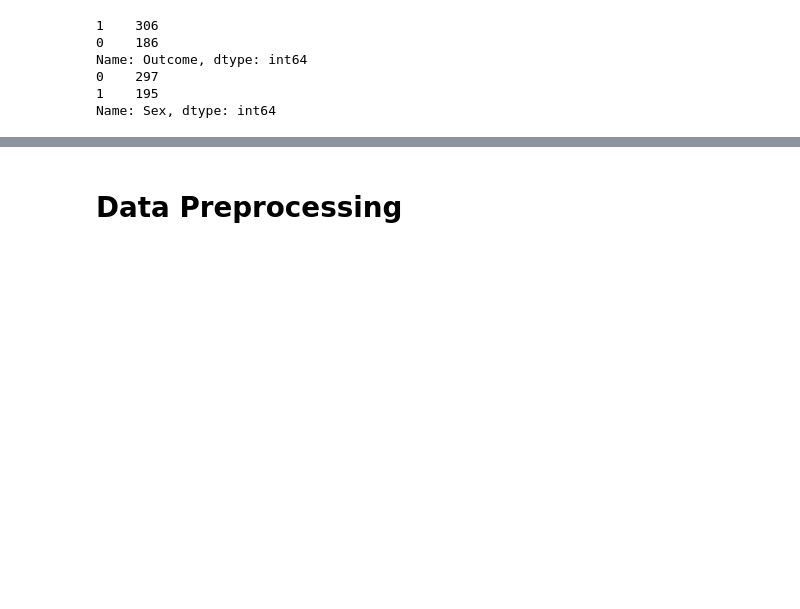
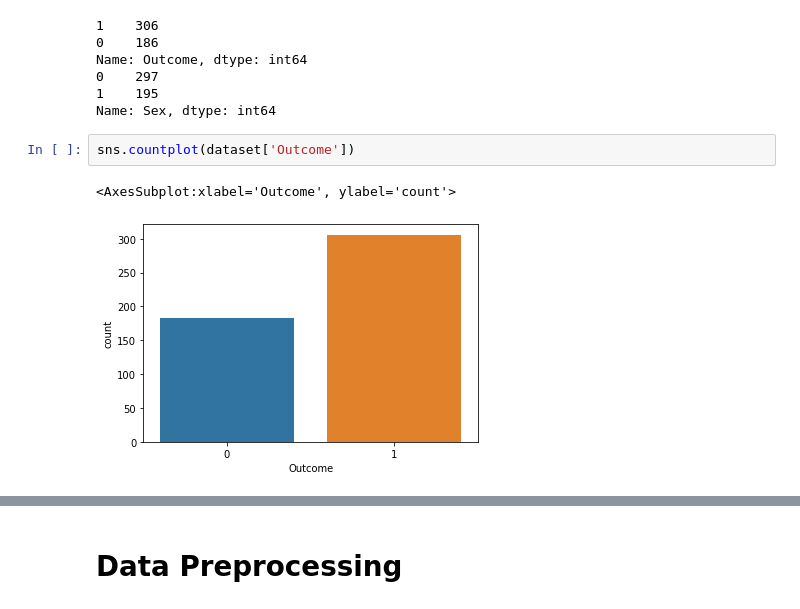
Before and after one commit to ashu741/MiniProject_5th_Sem_2015202, a Jupyter notebook: AshutoshKumarGupta_5thSem_Miniproject_2015202.ipynb, the cells around one changed output, grey strips where cells are left out. Drawn from its saved outputs; the diff is of its cells as text; blank space fills up the shorter version.

```diff
--- a/AshutoshKumarGupta_5thSem_Miniproject_2015202.ipynb
+++ b/AshutoshKumarGupta_5thSem_Miniproject_2015202.ipynb
@@ -61,3 +61,8 @@ Name: Outcome, dtype: int64
 0    297
 1    195
 Name: Sex, dtype: int64
+# %%
+sns.countplot(dataset['Outcome'])
+# %% [output]
+<AxesSubplot:xlabel='Outcome', ylabel='count'>
+[figure, added]
```
Also changed, not shown: parts of 12 cells of this notebook.
